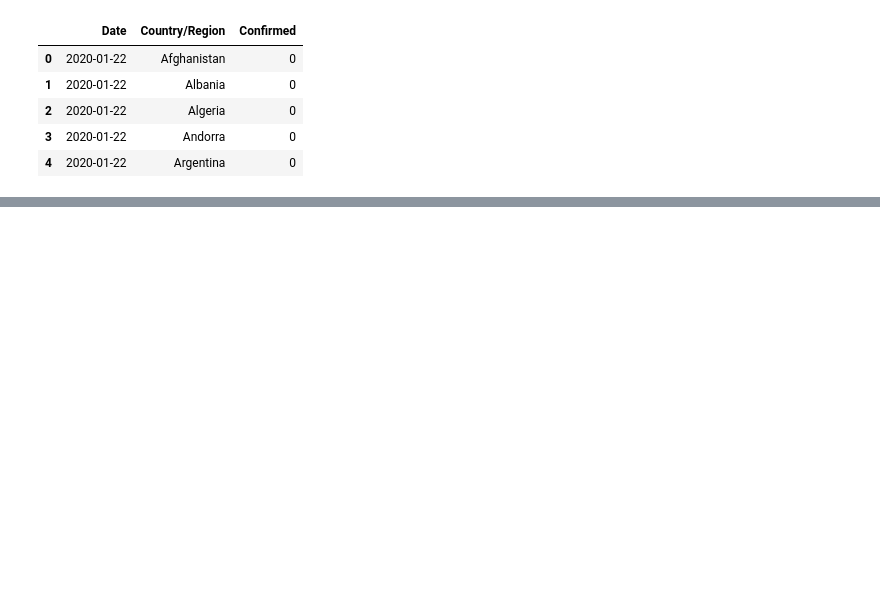
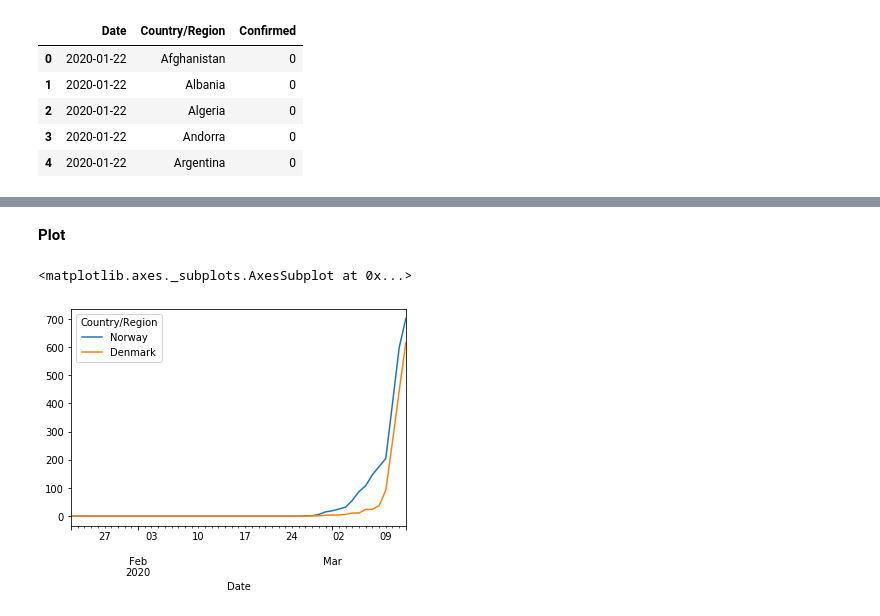
Before and after one commit to mareis/ProMod-1920, a Jupyter notebook: 01_Undervisningsnotater/8.-Differensiallikninger/Innlevering.ipynb, the cells around one changed output, grey strips where cells are left out. Saved outputs shown, nothing was run; the diff lists cells and outputs as text; code cells hidden in the pictures; blank space fills up the shorter version.

```diff
--- a/01_Undervisningsnotater/8.-Differensiallikninger/Innlevering.ipynb
+++ b/01_Undervisningsnotater/8.-Differensiallikninger/Innlevering.ipynb
@@ -114,0 +106,3 @@ df_no.plot(x='Date', y='Confirmed')
+# %%
+df_p = df.pivot(index='Date', columns='Country/Region', values='Confirmed')
+df_p.head()
@@ -114,0 +118,7 @@ df_no.plot(x='Date', y='Confirmed')
+# %% [markdown]
+**Plot**
+# %%
+df_p.plot(y=['Norway', 'Denmark'])
+# %% [output]
+<matplotlib.axes._subplots.AxesSubplot at 0x...>
+[figure, added]
```
Also changed, not shown: parts of 10 cells of this notebook.
